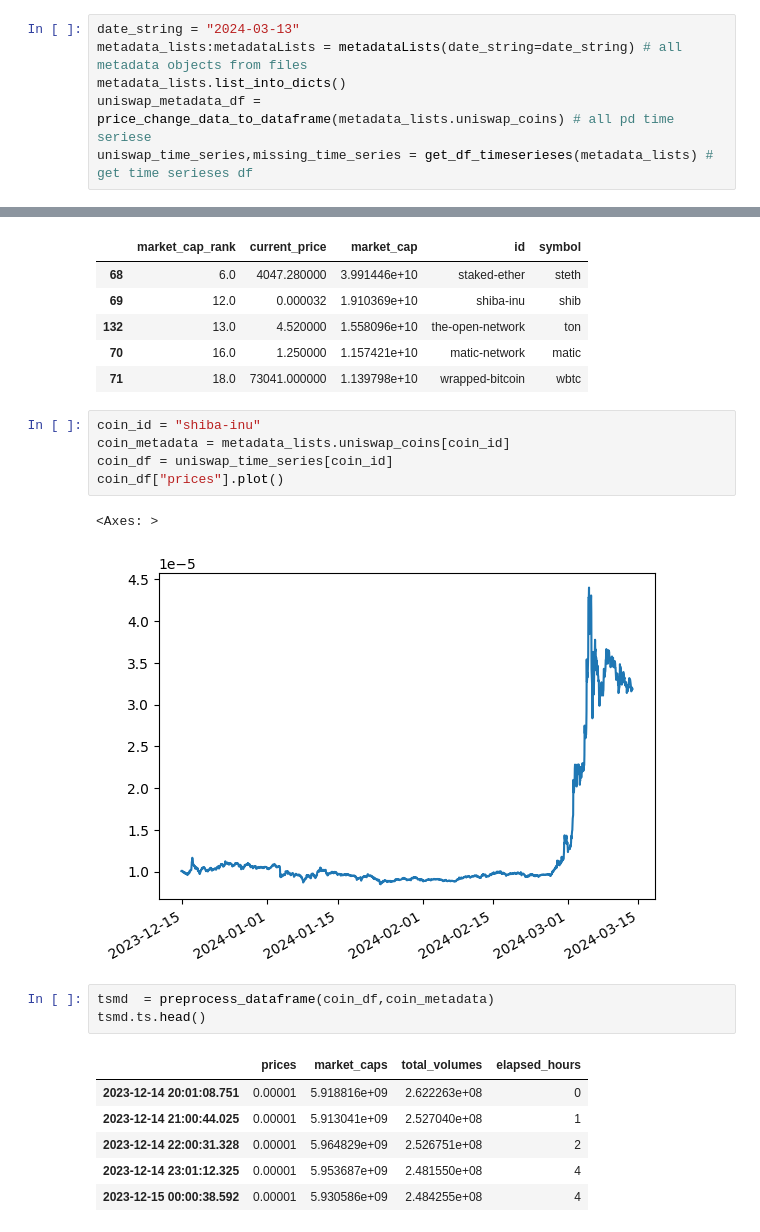
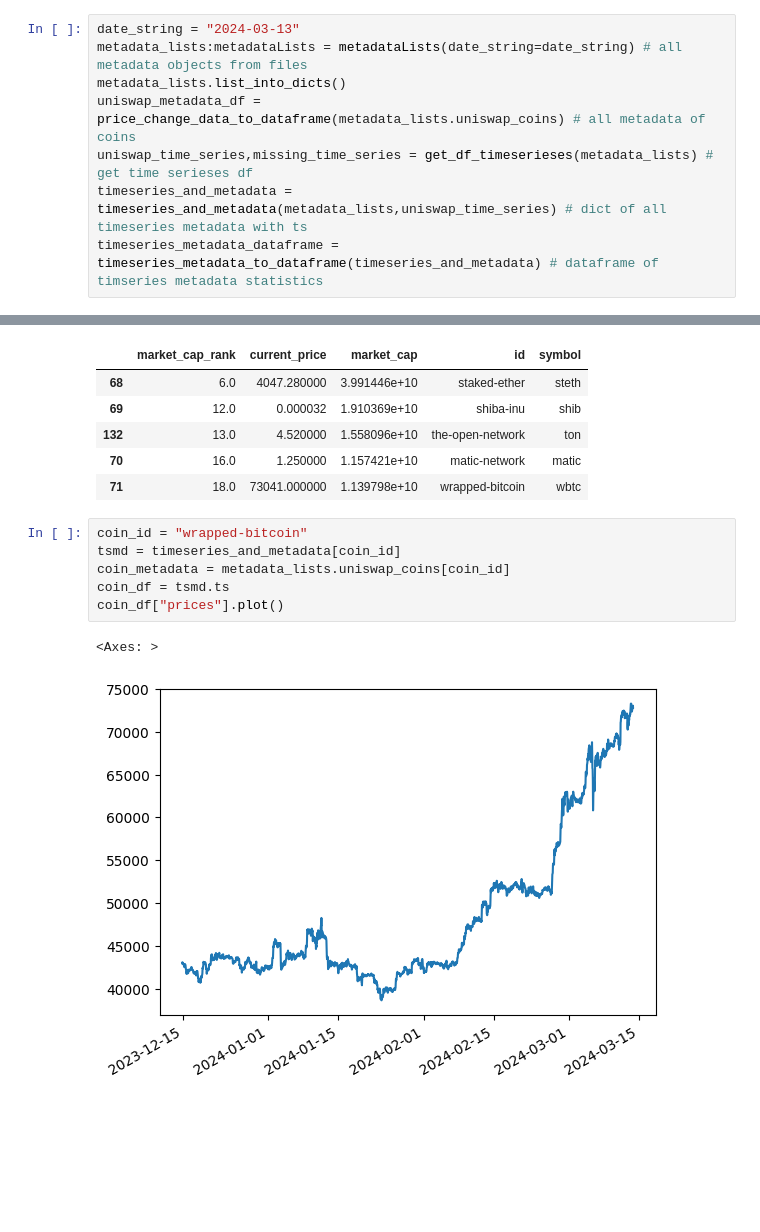
Before and after one commit to cesarali/birth-death-portfolio, a Jupyter notebook: notebooks/Data/Coingecko/parse_timeseries.ipynb, the cells around one changed output, grey strips where cells are left out. Saved outputs shown, nothing was run; the diff lists cells and outputs as text; blank space fills up the shorter version.

Commit message:
full preprocessing for torch

```diff
--- a/notebooks/Data/Coingecko/parse_timeseries.ipynb
+++ b/notebooks/Data/Coingecko/parse_timeseries.ipynb
@@ -37,7 +46,9 @@ from matplotlib import pyplot as plt
 date_string = "2024-03-13"
 metadata_lists:metadataLists = metadataLists(date_string=date_string) # all metadata objects from files
 metadata_lists.list_into_dicts()
-uniswap_metadata_df = price_change_data_to_dataframe(metadata_lists.uniswap_coins) # all pd time seriese
+uniswap_metadata_df = price_change_data_to_dataframe(metadata_lists.uniswap_coins) # all metadata of coins
 uniswap_time_series,missing_time_series = get_df_timeserieses(metadata_lists) # get time serieses df
+timeseries_and_metadata = timeseries_and_metadata(metadata_lists,uniswap_time_series) # dict of all timeseries metadata with ts
+timeseries_metadata_dataframe = timeseries_metadata_to_dataframe(timeseries_and_metadata) # dataframe of timseries metadata statistics
 # %% [output]
 Obtained 1042 timeserieses Missing 0
@@ -70,20 +80,11 @@ uniswap_metadata_df[["market_cap_rank","current_price","market_cap","id","symbol
 | 70 | 16.0 | 1.250000 | 1.157421e+10 | matic-network | matic |
 | 71 | 18.0 | 73041.000000 | 1.139798e+10 | wrapped-bitcoin | wbtc |
 # %%
-coin_id = "shiba-inu"
+coin_id = "wrapped-bitcoin"
+tsmd = timeseries_and_metadata[coin_id]
 coin_metadata = metadata_lists.uniswap_coins[coin_id]
-coin_df = uniswap_time_series[coin_id]
+coin_df = tsmd.ts
 coin_df["prices"].plot()
 # %% [output]
 <Axes: >
-[figure, old version]
+[figure, new version]
-# %%
-tsmd  = preprocess_dataframe(coin_df,coin_metadata)
-tsmd.ts.head()
-# %% [output]
-|  | prices | market_caps | total_volumes | elapsed_hours |
-| 2023-12-14 20:01:08.751 | 0.00001 | 5.918816e+09 | 2.622263e+08 | 0 |
-| 2023-12-14 21:00:44.025 | 0.00001 | 5.913041e+09 | 2.527040e+08 | 1 |
-| 2023-12-14 22:00:31.328 | 0.00001 | 5.964829e+09 | 2.526751e+08 | 2 |
-| 2023-12-14 23:01:12.325 | 0.00001 | 5.953687e+09 | 2.481550e+08 | 4 |
-| 2023-12-15 00:00:38.592 | 0.00001 | 5.930586e+09 | 2.484255e+08 | 4 |
```
Also changed, not shown: parts of 9 cells of this notebook, 4 other files.
